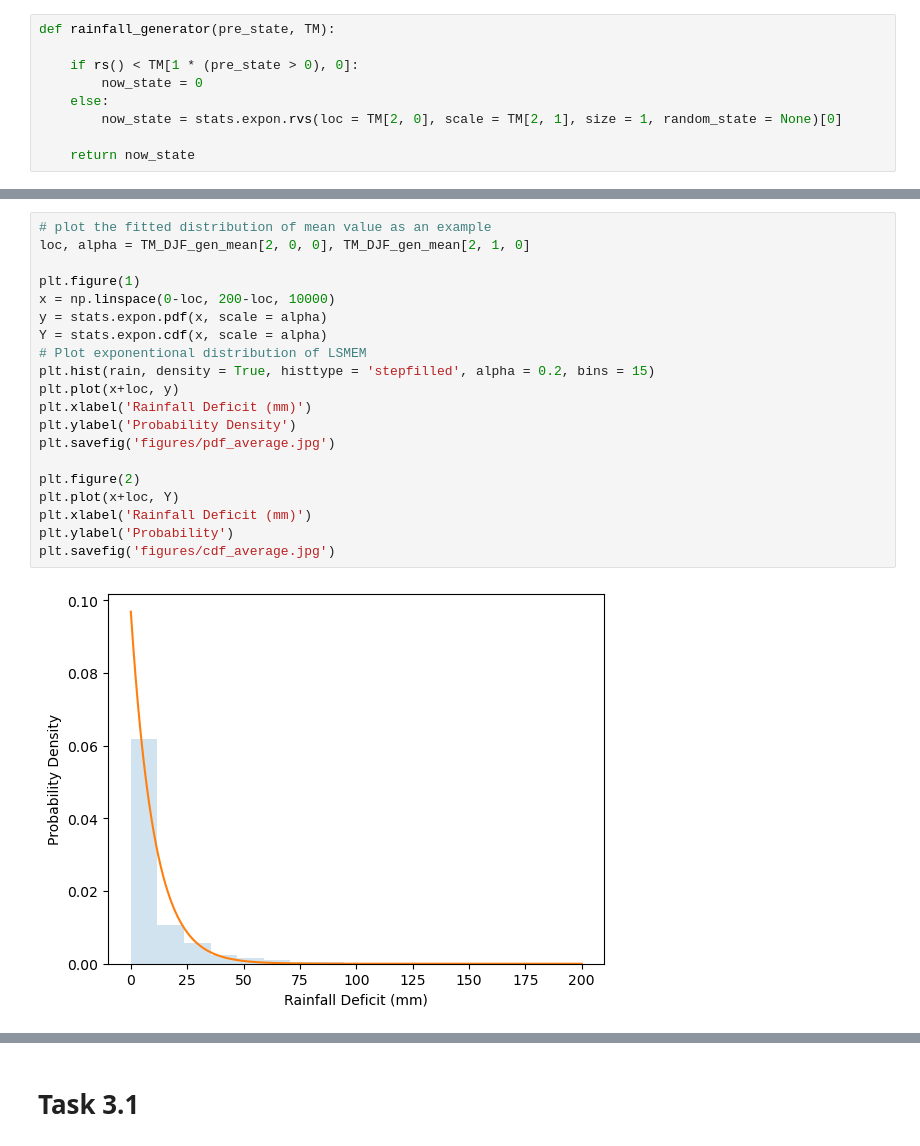
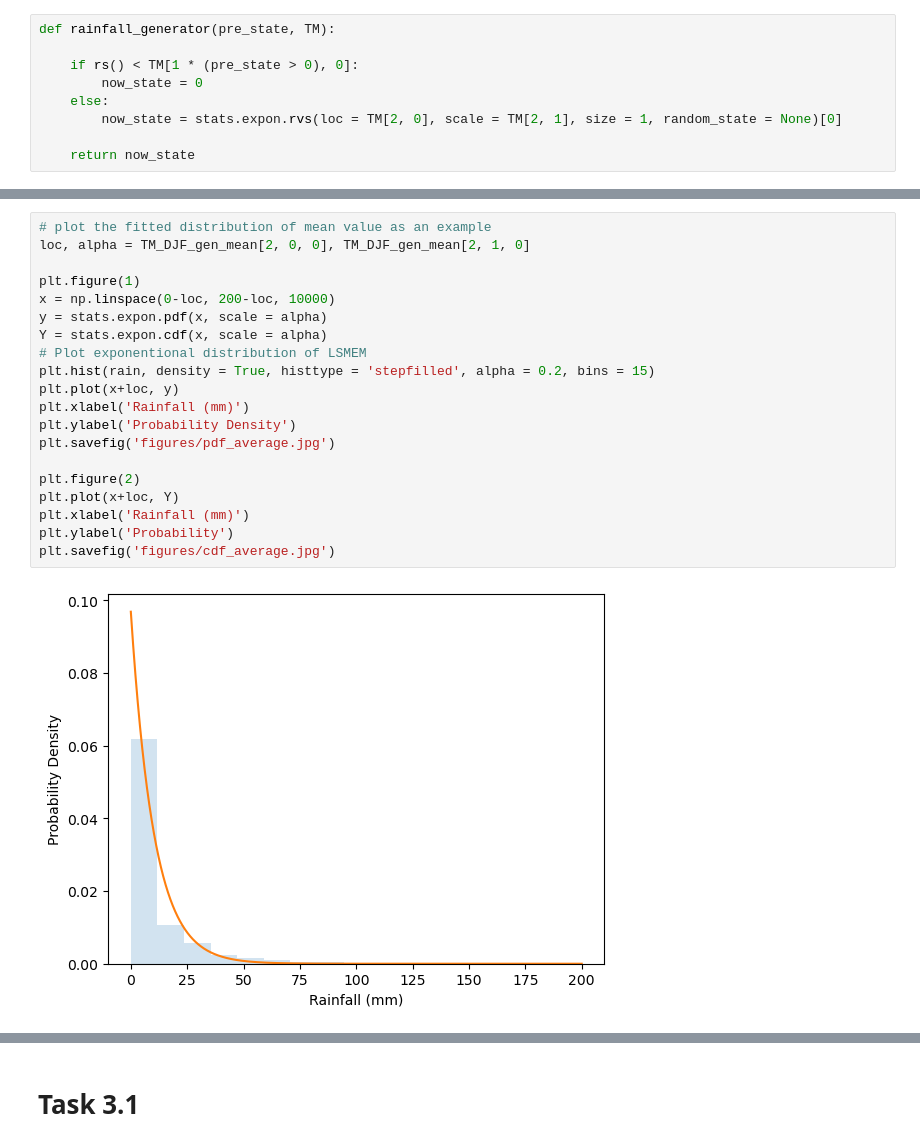
Before and after one commit to NiuZhixiao/Bootcamp, a Jupyter notebook: 2023_PREP-NexT_Summer_Bootcamp_Topic6/Bootcamp_6.ipynb, the cells around one changed output, grey strips where cells are left out. Drawn from its saved outputs; the diff is of its cells as text.

```diff
--- a/2023_PREP-NexT_Summer_Bootcamp_Topic6/Bootcamp_6.ipynb
+++ b/2023_PREP-NexT_Summer_Bootcamp_Topic6/Bootcamp_6.ipynb
@@ -273,22 +273,22 @@ plt.savefig('figures/cdf_stn1.jpg')
 # %%
 # plot the fitted distribution of mean value as an example
 loc, alpha = TM_DJF_gen_mean[2, 0, 0], TM_DJF_gen_mean[2, 1, 0]
 
 plt.figure(1)
 x = np.linspace(0-loc, 200-loc, 10000)
 y = stats.expon.pdf(x, scale = alpha)
 Y = stats.expon.cdf(x, scale = alpha)
 # Plot exponentional distribution of LSMEM
 plt.hist(rain, density = True, histtype = 'stepfilled', alpha = 0.2, bins = 15)
 plt.plot(x+loc, y)
-plt.xlabel('Rainfall Deficit (mm)')
+plt.xlabel('Rainfall (mm)')
 plt.ylabel('Probability Density')
 plt.savefig('figures/pdf_average.jpg')
 
 plt.figure(2)
 plt.plot(x+loc, Y)
-plt.xlabel('Rainfall Deficit (mm)')
+plt.xlabel('Rainfall (mm)')
 plt.ylabel('Probability')
 plt.savefig('figures/cdf_average.jpg')
 # %% [output]
-[figure, old version]
+[figure, new version]
```
Also changed, not shown: parts of 29 cells of this notebook.
